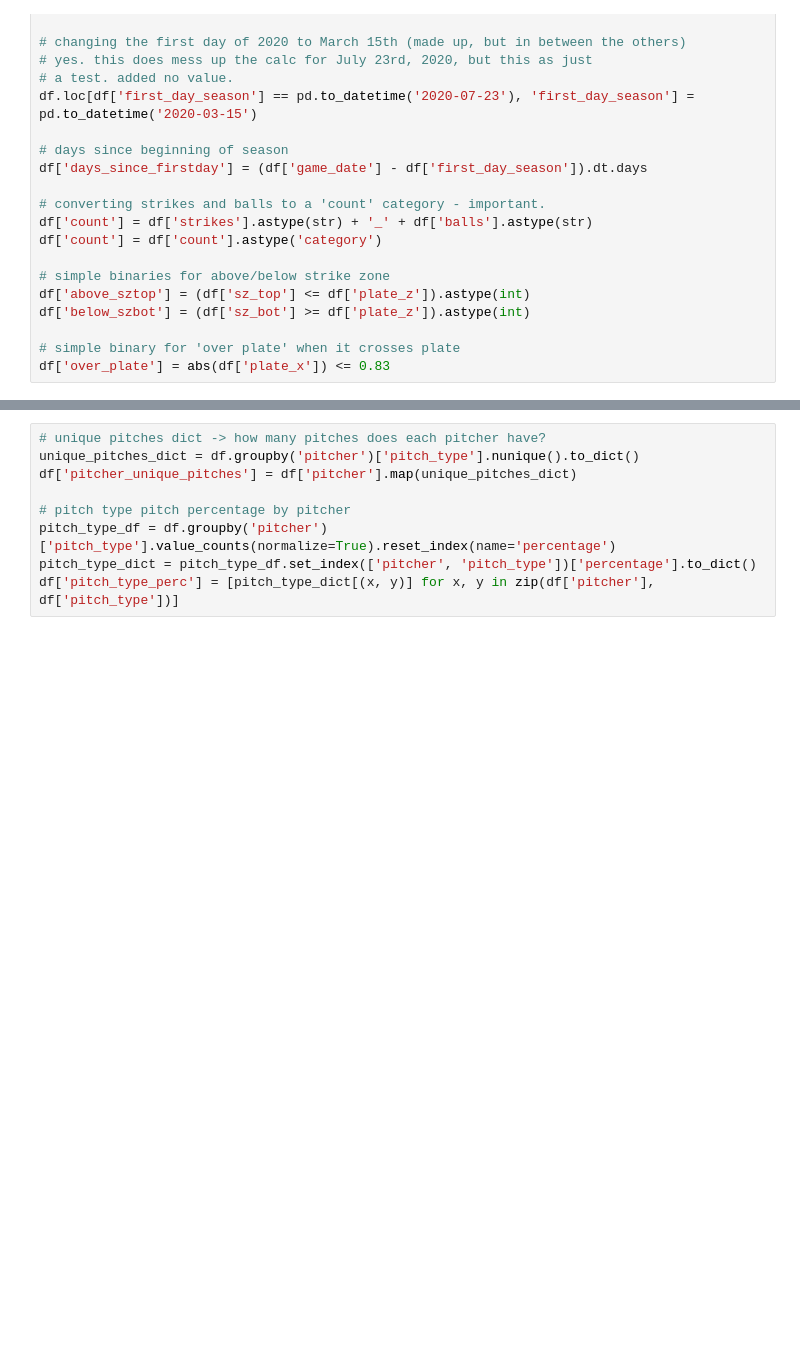
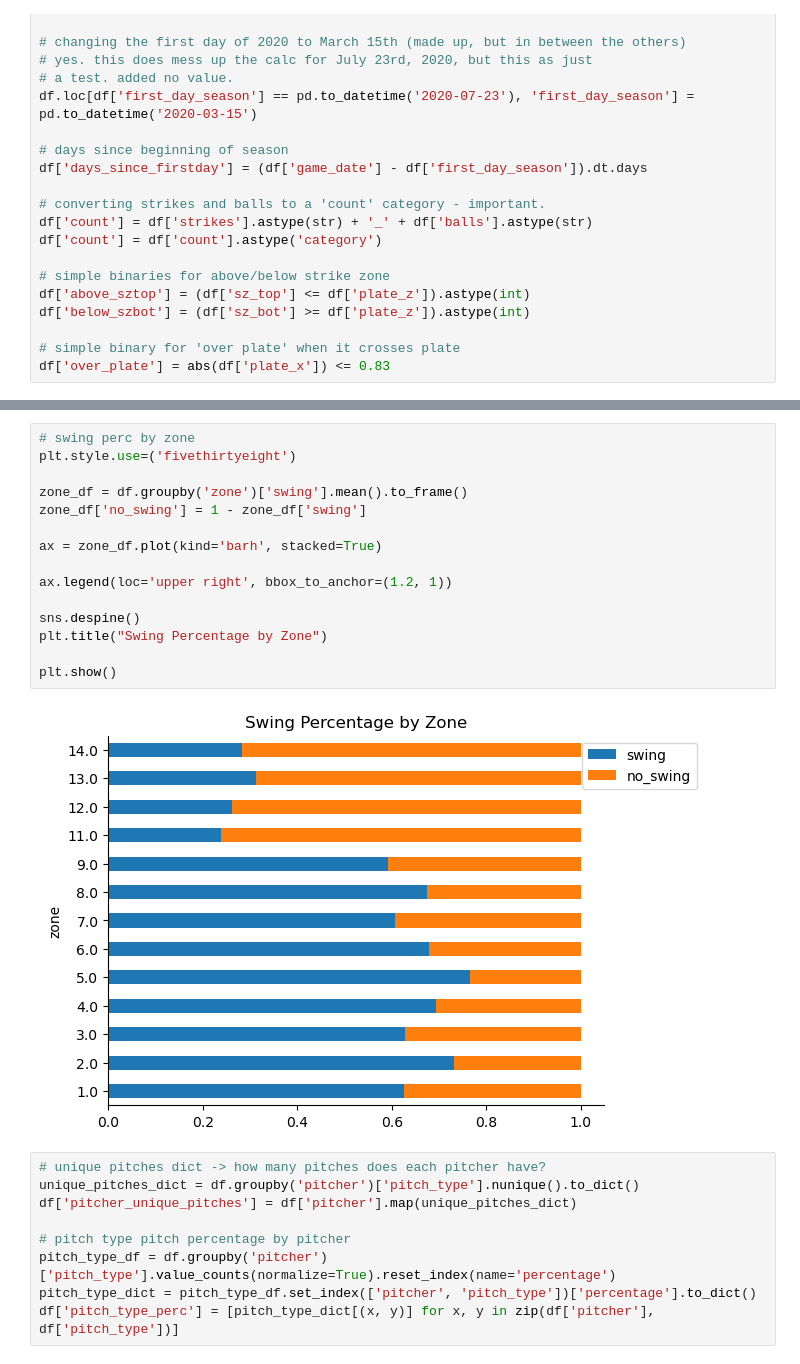
Before and after one commit to yaobviously/nick_wan_home_runs, a Jupyter notebook: nick_wan_swing.ipynb, the cells around one changed output, grey strips where cells are left out. Drawn from its saved outputs; the diff is of its cells as text; blank space fills up the shorter version.

```diff
--- a/nick_wan_swing.ipynb
+++ b/nick_wan_swing.ipynb
@@ -101,3 +156,20 @@ df['over_plate'] = abs(df['plate_x']) <= 0.83
+# %%
+# swing perc by zone
+plt.style.use=('fivethirtyeight')
+
+zone_df = df.groupby('zone')['swing'].mean().to_frame()
+zone_df['no_swing'] = 1 - zone_df['swing']
+
+ax = zone_df.plot(kind='barh', stacked=True)
+
+ax.legend(loc='upper right', bbox_to_anchor=(1.2, 1))
+
+sns.despine()
+plt.title("Swing Percentage by Zone")
+
+plt.show()
+# %% [output]
+[figure, added]
 # %%
 # unique pitches dict -> how many pitches does each pitcher have?
 unique_pitches_dict = df.groupby('pitcher')['pitch_type'].nunique().to_dict()
```
Also changed, not shown: parts of 34 cells of this notebook.
